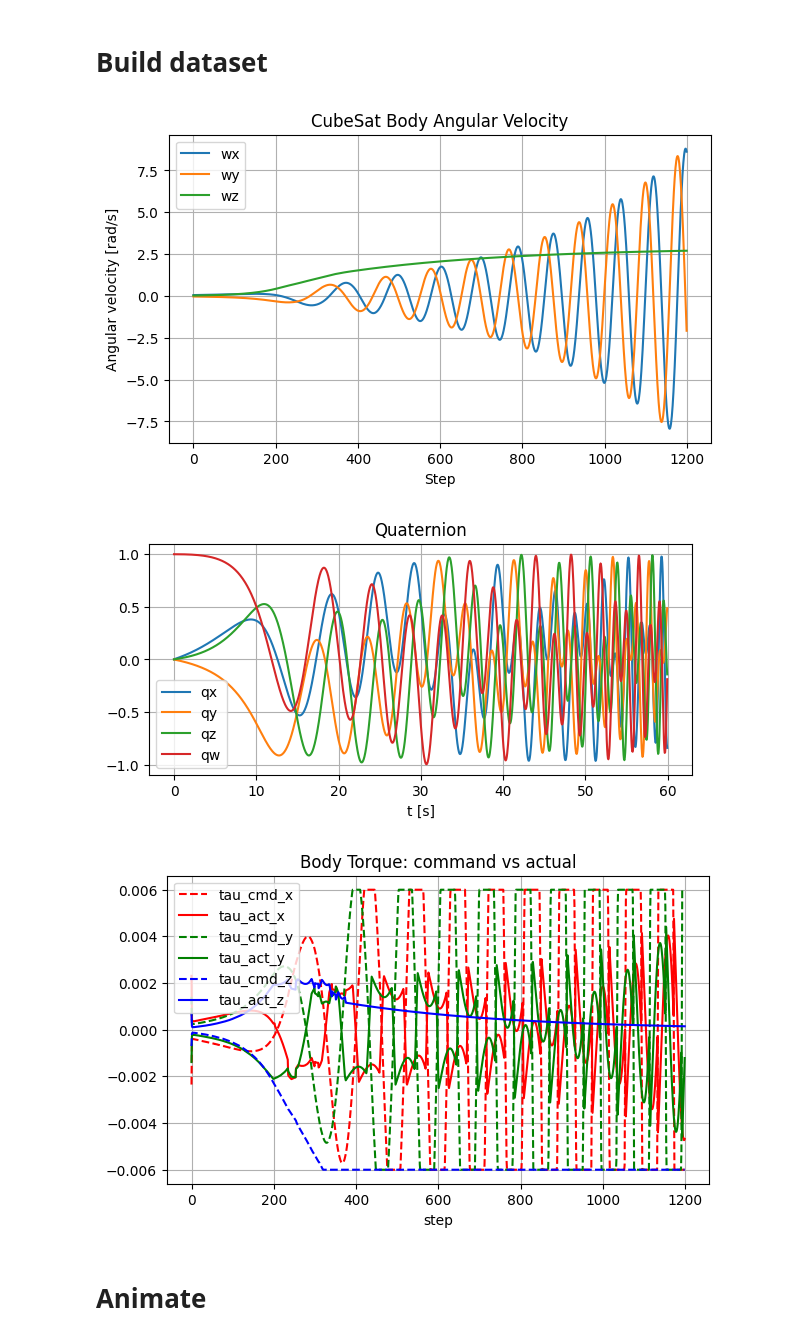
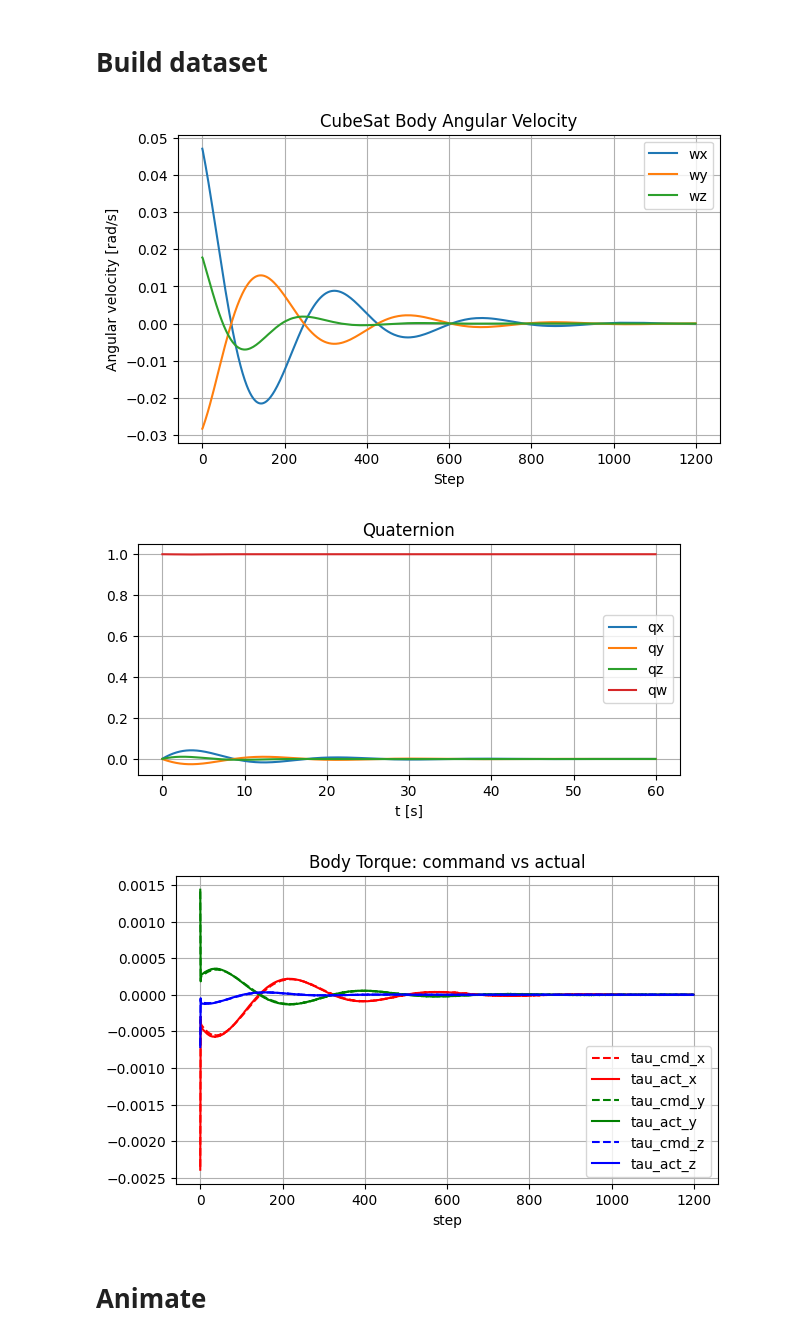
Before and after one commit to LucasBorba1/project_hailmary, a Jupyter notebook: project_hailmary.ipynb, the cells around one changed output. Drawn from its saved outputs; the diff is of its cells as text; code cells hidden in the pictures.

```diff
--- a/project_hailmary.ipynb
+++ b/project_hailmary.ipynb
@@ -3,3 +208,38 @@
+# %%
+class CubeSat:
+    def __init__(self, mass=1.6, dimensions=(0.1,0.1,0.2), wheels=None, body_damping=8e-4):
+        self.mass = mass
+        self.dimensions = dimensions
+        self.I = np.diag([
+            0.5*mass*(dimensions[1]**2 + dimensions[2]**2),
+            0.5*mass*(dimensions[0]**2 + dimensions[2]**2),
+            0.5*mass*(dimensions[0]**2 + dimensions[1]**2)
+        ])
+        self.I_inv = np.linalg.inv(self.I)
+        self.omega = np.zeros(3)
+        self.attitude = R.identity()
+        self.wheels = wheels if wheels else []
+        self.body_damping = body_damping
+        self.history = {'omega': [], 'attitude': [], 'tau_body': [], 'tau_cmd_body': []}
+
+    def step(self, wheel_cmds, dt, tau_cmd_body=None):
+        total_torque = np.zeros(3)
+        for wheel, cmd in zip(self.wheels, wheel_cmds):
+            tau_b_i, _ = wheel.apply_torque(cmd, dt)
+            total_torque += tau_b_i
+
+        # add small viscous damping
+        total_torque -= self.body_damping * self.omega
+
+        # rotational dynamics
+        omega_dot = self.I_inv @ (total_torque - np.cross(self.omega, self.I @ self.omega))
+        self.omega += omega_dot * dt
+        self.attitude = self.attitude * R.from_rotvec(self.omega * dt)
+
+        self.history['omega'].append(self.omega.copy())
+        self.history['attitude'].append(self.attitude.as_quat().copy())
+        self.history['tau_body'].append(total_torque.copy())
+        self.history['tau_cmd_body'].append(np.zeros(3) if tau_cmd_body is None else tau_cmd_body.copy())
 # %% [markdown]
 # Setup and Class Definitions
 # %%
@@ -260,10 +529,14 @@ sat.history = {'omega': [], 'attitude': [], 'tau_body': [], 'tau_cmd_body': []}
 
 # Controller gains (tuned to settle; start conservative)
 # Kp ~ N·m per (rad/s); Kd adds damping; Ki small to remove steady bias
+# Inner rate PID (same as before or slightly smaller Kp/Kd if too “snappy”)
 Kp = np.array([7e-3, 7e-3, 5e-3])
 Kd = np.array([2e-3, 2e-3, 1.5e-3])
 Ki = np.array([2e-4, 2e-4, 1.5e-4])
-pid = PIDController(Kp=Kp, Ki=Ki, Kd=Kd, tau_limit=6e-3, i_limit=0.08)
+rate_pid = PIDController(Kp=Kp, Ki=Ki, Kd=Kd, tau_limit=6e-3, i_limit=0.08)
+
+# Outer loop gain
+ctrl = AttitudeRateController(Katt=0.8, rate_pid=rate_pid)
 
 # Sensors
 sensors = {
@@ -277,38 +550,39 @@ allocator = WheelAllocator(wheel_axes=wheel_axes, per_wheel_limit=wheels[0].max_
 
 # Simulator
 dt = 0.05
-sim = Simulator(sat, pid, allocator, sensors, dt=dt)
+sim = Simulator(sat, ctrl, allocator, sensors, dt=dt)
+
 
 # Run (no ongoing disturbance torque; only initial rate)
 sim.run(steps=1200, disturbance_torque=None)
 
 # Plot results
 sat.plot_omega()
 
 # Quick attitude check (optional):
 att = np.array(sat.history['attitude'])  # [x,y,z,w]
 t = np.arange(len(att))*dt
 plt.figure(figsize=(7,3))
 plt.plot(t, att[:,0], label='qx')
 plt.plot(t, att[:,1], label='qy')
 plt.plot(t, att[:,2], label='qz')
 plt.plot(t, att[:,3], label='qw')
 plt.legend(); plt.grid(True); plt.title('Quaternion'); plt.xlabel('t [s]')
 plt.show()
 
 # Plot torque commands vs actual
 tau_cmd = np.array(sat.history['tau_cmd_body'])
 tau_act = np.array(sat.history['tau_body'])
 plt.figure(figsize=(7,4))
 plt.plot(tau_cmd[:,0], 'r--', label='tau_cmd_x'); plt.plot(tau_act[:,0], 'r', label='tau_act_x')
 plt.plot(tau_cmd[:,1], 'g--', label='tau_cmd_y'); plt.plot(tau_act[:,1], 'g', label='tau_act_y')
 plt.plot(tau_cmd[:,2], 'b--', label='tau_cmd_z'); plt.plot(tau_act[:,2], 'b', label='tau_act_z')
 plt.legend(); plt.grid(True); plt.title('Body Torque: command vs actual'); plt.xlabel('step')
 plt.show()
 # %% [output]
-[figure, old version]
+[figure, new version]
-[figure, old version]
+[figure, new version]
-[figure, old version]
+[figure, new version]
 # %% [markdown]
 # Animate
 # %%
```
Also changed, not shown: parts of 8 cells of this notebook.
